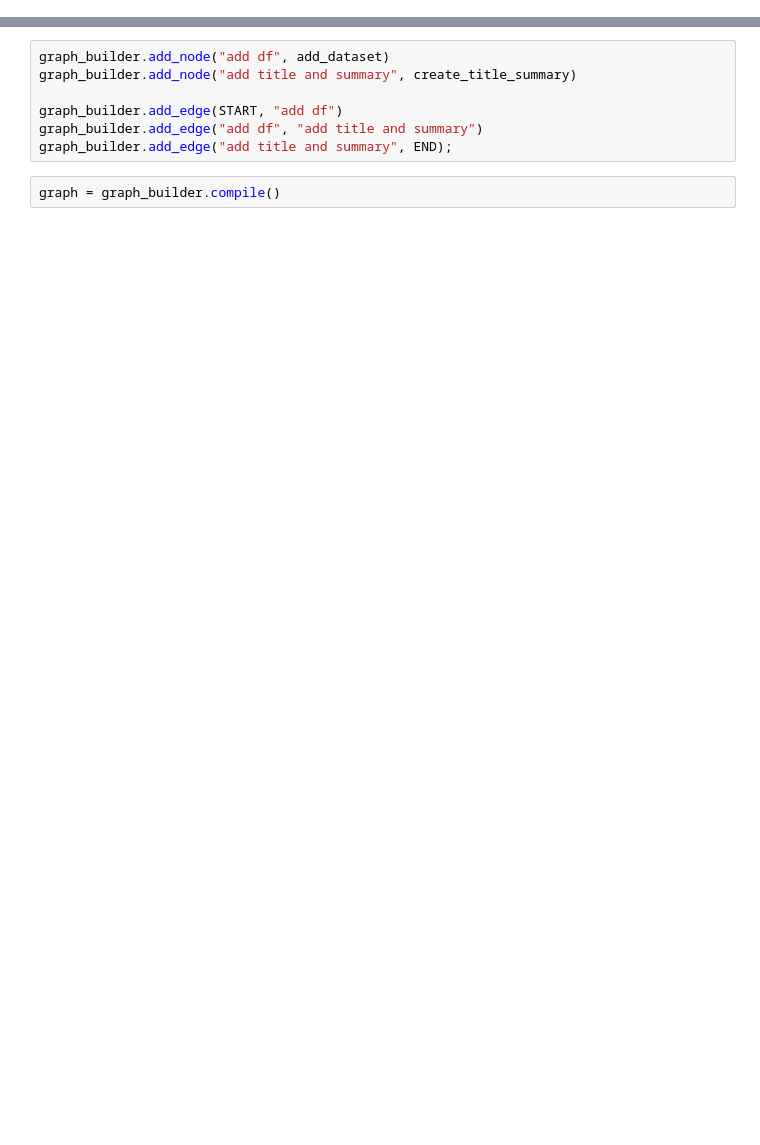
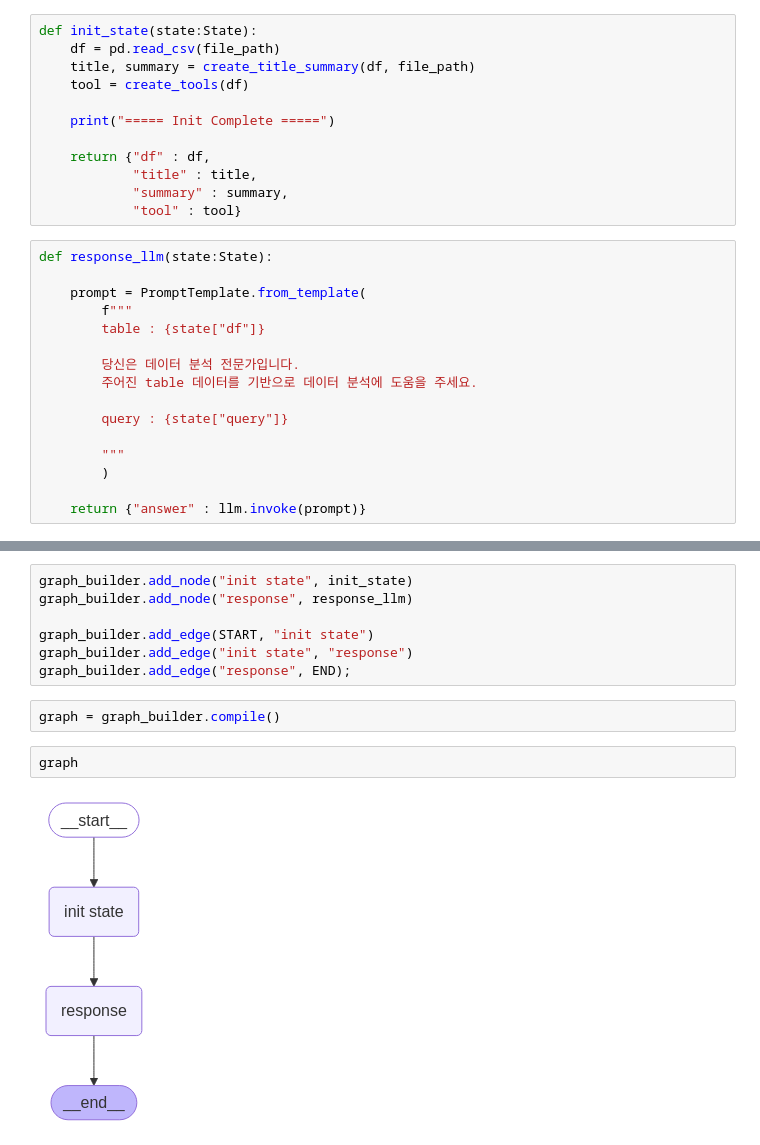
Before and after one commit to Ukbang/Agent_with_EtNews, a Jupyter notebook: Part2-Graph.ipynb, the cells around one changed output, grey strips where cells are left out. Drawn from its saved outputs; the diff is of its cells as text; blank space fills up the shorter version.

```diff
--- a/Part2-Graph.ipynb
+++ b/Part2-Graph.ipynb
@@ -102,3 +91,31 @@ def create_title_summary(state:State):
+# %%
+def init_state(state:State):
+    df = pd.read_csv(file_path)
+    title, summary = create_title_summary(df, file_path)
+    tool = create_tools(df)
+
+    print("===== Init Complete =====")
+
+    return {"df" : df,
+            "title" : title,
+            "summary" : summary,
+            "tool" : tool}
+# %%
+def response_llm(state:State):
+
+    prompt = PromptTemplate.from_template(
+        f"""
+        table : {state["df"]}
+
+        당신은 데이터 분석 전문가입니다.
+        주어진 table 데이터를 기반으로 데이터 분석에 도움을 주세요.
+
+        query : {state["query"]}
+
+        """
+        )
+
+    return {"answer" : llm.invoke(prompt)}
 # %%
 class intersection(BaseModel):
     """
@@ -111,12 +128,16 @@ Answer 'yes' if you need to run the code and 'no' if you don't.""")
 # %%
 graph_builder = StateGraph(State)
-# %%
-graph_builder.add_node("add df", add_dataset)
-graph_builder.add_node("add title and summary", create_title_summary)
-
-graph_builder.add_edge(START, "add df")
-graph_builder.add_edge("add df", "add title and summary")
-graph_builder.add_edge("add title and summary", END);
+# %%
+graph_builder.add_node("init state", init_state)
+graph_builder.add_node("response", response_llm)
+
+graph_builder.add_edge(START, "init state")
+graph_builder.add_edge("init state", "response")
+graph_builder.add_edge("response", END);
 # %%
 graph = graph_builder.compile()
+# %%
+graph
+# %% [output]
+[figure, added]
 # %%
```
Also changed, not shown: parts of 11 cells of this notebook.
